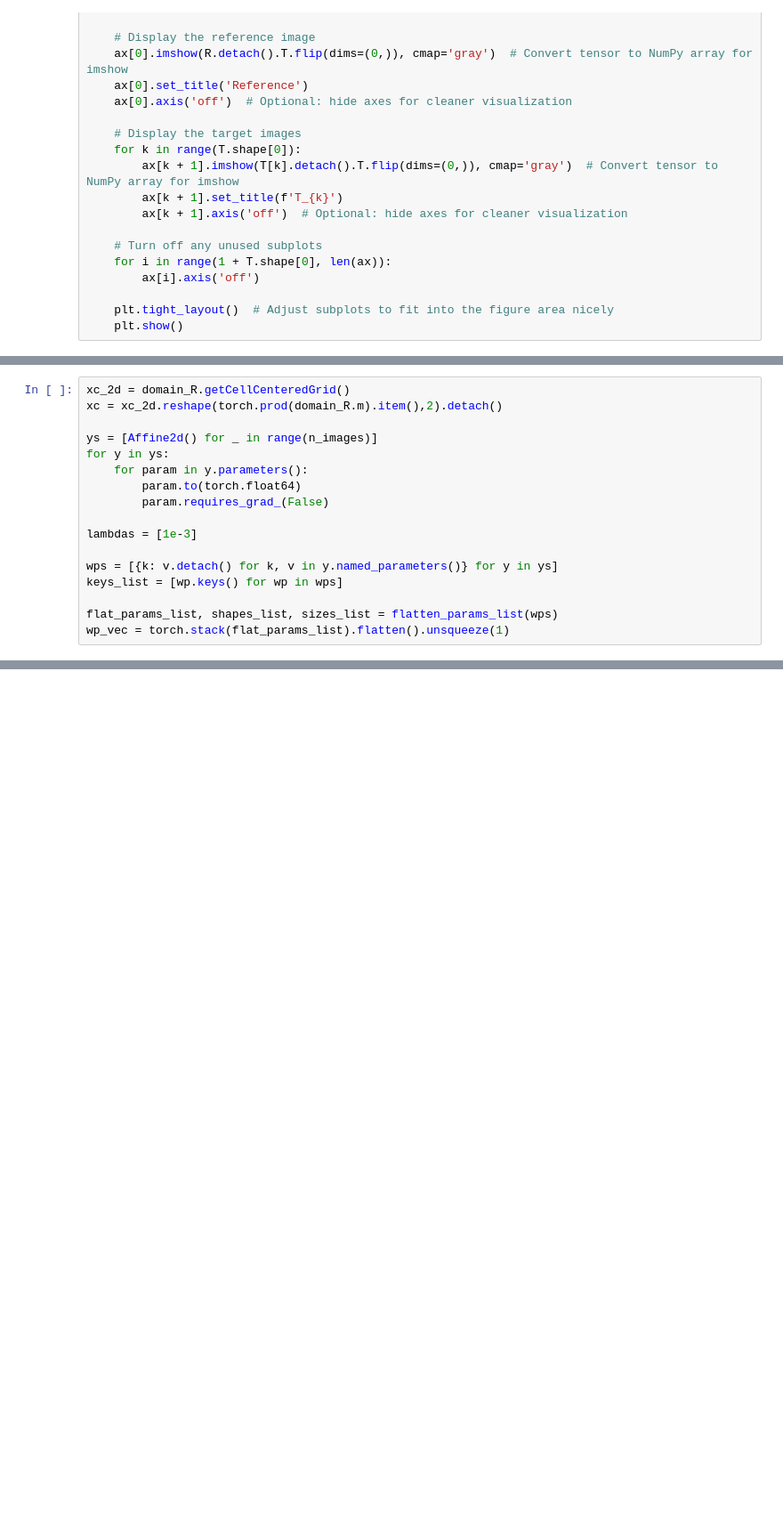
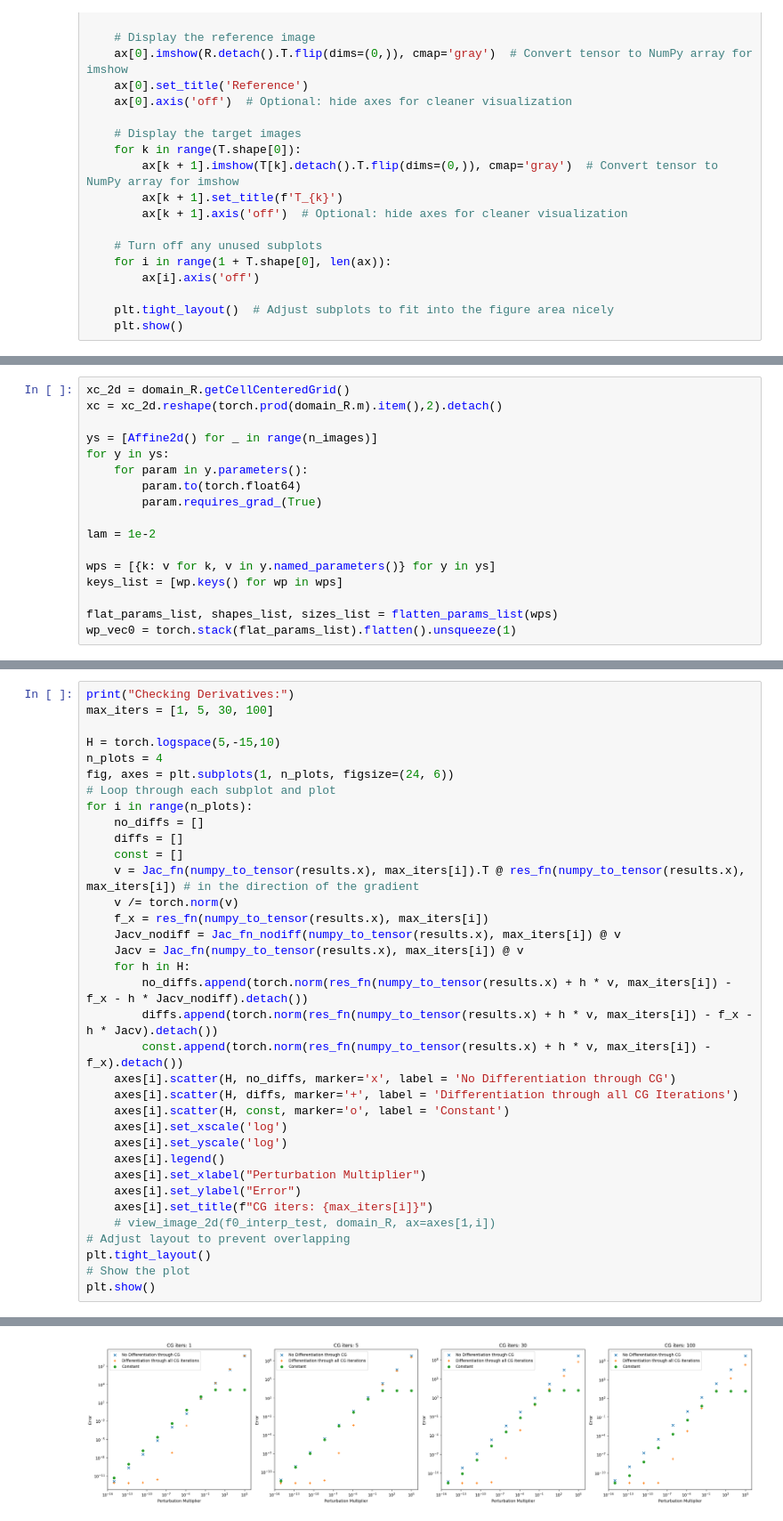
Before and after one commit to wdwatson2/ImgRegPytorchProject, a Jupyter notebook: scripts/solve_SuperResolution.ipynb, the cells around one changed output, grey strips where cells are left out. Shown at 89% size. Saved outputs shown, nothing was run; the diff lists cells and outputs as text; blank space fills up the shorter version.

Commit message:
differentiating through CG obviuosly helps, its just has an insane memory overhead

```diff
--- a/scripts/solve_SuperResolution.ipynb
+++ b/scripts/solve_SuperResolution.ipynb
@@ -109,12 +123,12 @@ ys = [Affine2d() for _ in range(n_images)]
 for y in ys:
     for param in y.parameters():
         param.to(torch.float64)
-        param.requires_grad_(False)
+        param.requires_grad_(True)
 
-lambdas = [1e-3]
+lam = 1e-2
 
-wps = [{k: v.detach() for k, v in y.named_parameters()} for y in ys]
+wps = [{k: v for k, v in y.named_parameters()} for y in ys]
 keys_list = [wp.keys() for wp in wps]
 
 flat_params_list, shapes_list, sizes_list = flatten_params_list(wps)
-wp_vec = torch.stack(flat_params_list).flatten().unsqueeze(1)
+wp_vec0 = torch.stack(flat_params_list).flatten().unsqueeze(1)
@@ -238,0 +422,36 @@ tensor(9147.9848)
+# %%
+print("Checking Derivatives:")
+max_iters = [1, 5, 30, 100]
+
+H = torch.logspace(5,-15,10)
+n_plots = 4
+fig, axes = plt.subplots(1, n_plots, figsize=(24, 6))
+# Loop through each subplot and plot
+for i in range(n_plots):
+    no_diffs = []
+    diffs = []
+    const = []
+    v = Jac_fn(numpy_to_tensor(results.x), max_iters[i]).T @ res_fn(numpy_to_tensor(results.x), max_iters[i]) # in the direction of the gradient
+    v /= torch.norm(v)
+    f_x = res_fn(numpy_to_tensor(results.x), max_iters[i])
+    Jacv_nodiff = Jac_fn_nodiff(numpy_to_tensor(results.x), max_iters[i]) @ v
+    Jacv = Jac_fn(numpy_to_tensor(results.x), max_iters[i]) @ v
+    for h in H:
+        no_diffs.append(torch.norm(res_fn(numpy_to_tensor(results.x) + h * v, max_iters[i]) - f_x - h * Jacv_nodiff).detach())
+        diffs.append(torch.norm(res_fn(numpy_to_tensor(results.x) + h * v, max_iters[i]) - f_x - h * Jacv).detach())
+        const.append(torch.norm(res_fn(numpy_to_tensor(results.x) + h * v, max_iters[i]) - f_x).detach())
+    axes[i].scatter(H, no_diffs, marker='x', label = 'No Differentiation through CG')
+    axes[i].scatter(H, diffs, marker='+', label = 'Differentiation through all CG Iterations')
+    axes[i].scatter(H, const, marker='o', label = 'Constant')
+    axes[i].set_xscale('log')
+    axes[i].set_yscale('log')
+    axes[i].legend()
+    axes[i].set_xlabel("Perturbation Multiplier")
+    axes[i].set_ylabel("Error")
+    axes[i].set_title(f"CG iters: {max_iters[i]}")
+    # view_image_2d(f0_interp_test, domain_R, ax=axes[1,i])
+# Adjust layout to prevent overlapping
+plt.tight_layout()
+# Show the plot
+plt.show()
+# %% [output]
@@ -238,0 +459 @@ tensor(9147.9848)
+[figure, added]
```
Also changed, not shown: parts of 14 cells of this notebook.
